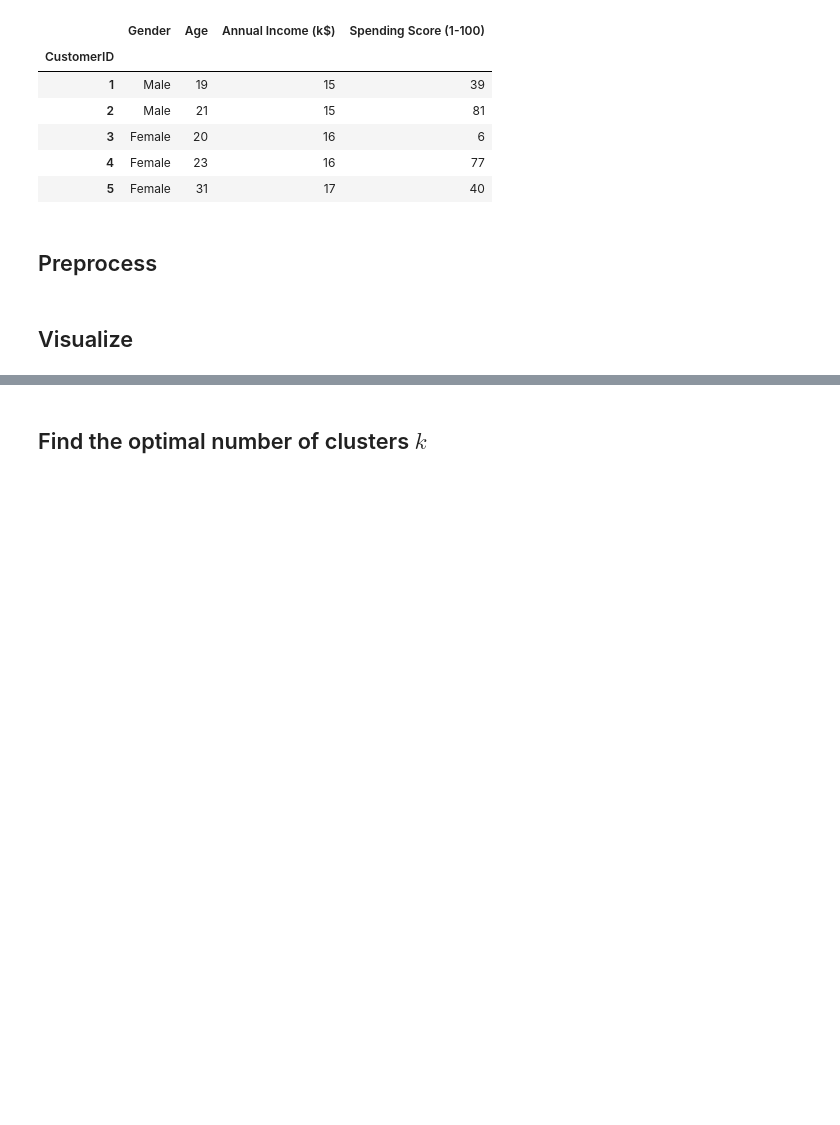
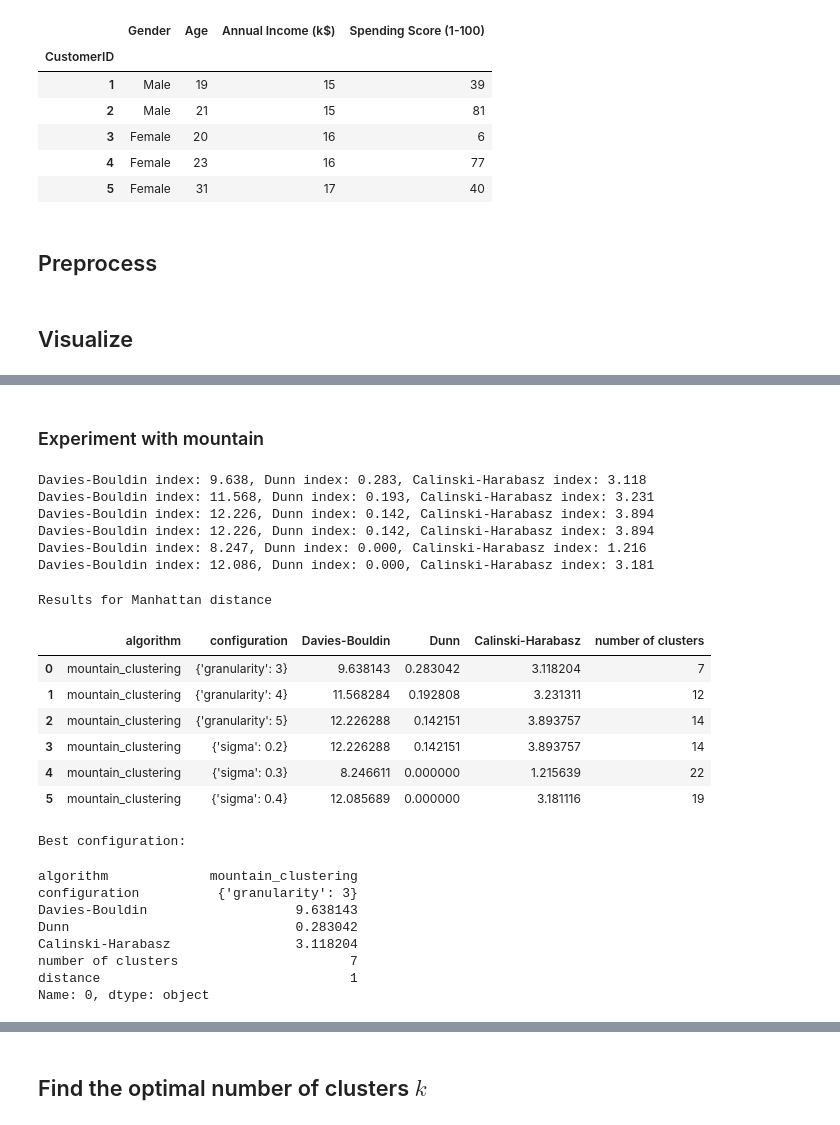
Before and after one commit to scardenol/ai_2023, a Jupyter notebook: 3. Unsupervised/entrega_Salo/src/density_and_distance_clustering.ipynb, the cells around one changed output, grey strips where cells are left out. Saved outputs shown, nothing was run; the diff lists cells and outputs as text; code cells hidden in the pictures; blank space fills up the shorter version.

Commit message:
Added original and embedded data experimentation

```diff
--- a/3. Unsupervised/entrega_Salo/src/density_and_distance_clustering.ipynb
+++ b/3. Unsupervised/entrega_Salo/src/density_and_distance_clustering.ipynb
@@ -327,7 +335,7 @@ def distance(x, y, dist_type):
 # %% [markdown]
 ## Mountain
 # %%
-def mountain_clustering(X, granularity, sigma, beta=None, dist_type=2):
+def mountain_clustering(X, granularity=2, sigma=0.2, beta=None, dist_type=2, verbose=False):
     """A clustering algorithm that uses a mountain matrix to cluster data.
 
     Args:
@@ -340,6 +348,7 @@ def mountain_clustering(X, granularity, sigma, beta=None, dist_type=2):
         is internally defined as 2*sigma.
         dist_type (_int_, optional): the type of distance to be used. 1: Manhattan, 2: Euclidean,
         "mahal": Mahalanobis and "cos": Cosine. Defaults to 2.
+        verbose (_bool_, optional): whether to print the progress of the algorithm. Defaults to True.
 
     Returns:
         _tuple_: a tuple containing the cluster centers, the resulting cluster labels and the mountain matrix.
@@ -365,7 +374,8 @@ def mountain_clustering(X, granularity, sigma, beta=None, dist_type=2):
     # Calculate the mountain matrix for the remaining cluster centers (except the first one)
     cluster = 0
     while True:
-        print(f'Calculating cluster center {cluster}...')
+        if verbose:
+            print(f'Calculating cluster center {cluster}...')
         for i, point in enumerate(grid_space):
             for j in range(num_obs):
                 if cluster == 0:
@@ -385,7 +395,8 @@ def mountain_clustering(X, granularity, sigma, beta=None, dist_type=2):
             C = C[:cluster, :]
             C_idx = C_idx[:cluster]
             M_centers = M_centers[:cluster]
-            print(f'Number of clusters found: {cluster} \n with points {C}')
+            if verbose:
+                print(f'Number of clusters found: {cluster} \n with points {C}')
             break
 
         # Update the cluster centers and mountain centers
@@ -393,8 +404,9 @@ def mountain_clustering(X, granularity, sigma, beta=None, dist_type=2):
         M_centers[cluster] = M[C_idx[cluster]]
 
         # Print the current cluster center and mountain center value
-        print(f'Cluster center {cluster} : {C[cluster]}')
-        print(f'Mountain center value {M_centers[cluster]}')
+        if verbose:
+            print(f'Cluster center {cluster} : {C[cluster]}')
+            print(f'Mountain center value {M_centers[cluster]}')
 
         # Advance to the next cluster
         cluster += 1
@@ -907,7 +907,7 @@ Clustering validation indexes are used to evaluate the quality and performance o
 # Internal validation indices ----------------------------------------------------
 
 # Davies-Bouldin index
-def davies_bouldin_index(X, Y_hat, C):
+def davies_bouldin_index(X, Y, C):
     """ Davies-Bouldin index. This index is a measure of how well a clustering algorithm
     separates the clusters. The lower the index, the better the clustering. The idea behind this index
     is to measure the distance between clusters and the distance between points within each cluster. It does so
@@ -1269,0 +1375,48 @@ plotly_scatter(data, names, plot_type="3D", title="Original data", opacity=0.7)
+# %% [markdown]
+### Experiment with mountain
+# %%
+# Run for manhattan distance
+dist_type = 1
+
+# Define the parameter grids
+param_grids = [[{"granularity": 3}, {"granularity": 4}, {"granularity": 5}],
+               [{"sigma":0.2}, {"sigma":0.3}, {"sigma":0.4}]]
+# Define the parameters
+params = {"beta":None, "verbose":False, "dist_type": dist_type}
+# Run the algorithm
+results_m1, best_configuration_m1 = experiment(mountain_clustering, data.values, param_grids, params)
+# %% [output]
+Davies-Bouldin index: 9.638, Dunn index: 0.283, Calinski-Harabasz index: 3.118
+Davies-Bouldin index: 11.568, Dunn index: 0.193, Calinski-Harabasz index: 3.231
+Davies-Bouldin index: 12.226, Dunn index: 0.142, Calinski-Harabasz index: 3.894
+Davies-Bouldin index: 12.226, Dunn index: 0.142, Calinski-Harabasz index: 3.894
+Davies-Bouldin index: 8.247, Dunn index: 0.000, Calinski-Harabasz index: 1.216
+Davies-Bouldin index: 12.086, Dunn index: 0.000, Calinski-Harabasz index: 3.181
+# %%
+# Visualize results
+# Results data frame
+print("Results for Manhattan distance")
+display(results_m1)
+# Add the distance type to the best configuration
+best_configuration_m1.loc["distance"] = dist_type
+# Best configuration
+print("Best configuration:")
+best_configuration_m1
+# %% [output]
+Results for Manhattan distance
+|  | algorithm | configuration | Davies-Bouldin | Dunn | Calinski-Harabasz | number of clusters |
+| 0 | mountain_clustering | {'granularity': 3} | 9.638143 | 0.283042 | 3.118204 | 7 |
+| 1 | mountain_clustering | {'granularity': 4} | 11.568284 | 0.192808 | 3.231311 | 12 |
+| 2 | mountain_clustering | {'granularity': 5} | 12.226288 | 0.142151 | 3.893757 | 14 |
+| 3 | mountain_clustering | {'sigma': 0.2} | 12.226288 | 0.142151 | 3.893757 | 14 |
+| 4 | mountain_clustering | {'sigma': 0.3} | 8.246611 | 0.000000 | 1.215639 | 22 |
+| 5 | mountain_clustering | {'sigma': 0.4} | 12.085689 | 0.000000 | 3.181116 | 19 |
+Best configuration:
+algorithm             mountain_clustering
+configuration          {'granularity': 3}
+Davies-Bouldin                   9.638143
+Dunn                             0.283042
+Calinski-Harabasz                3.118204
+number of clusters                      7
+distance                                1
+Name: 0, dtype: object
```
Also changed, not shown: parts of 110 cells of this notebook.
